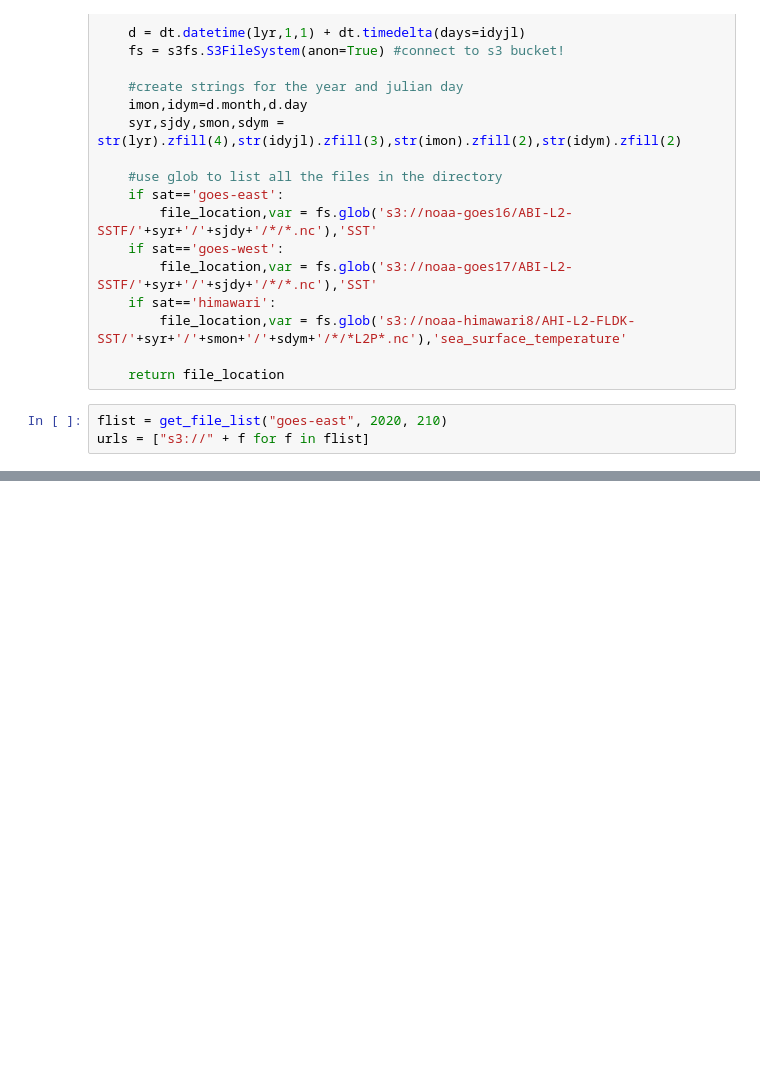
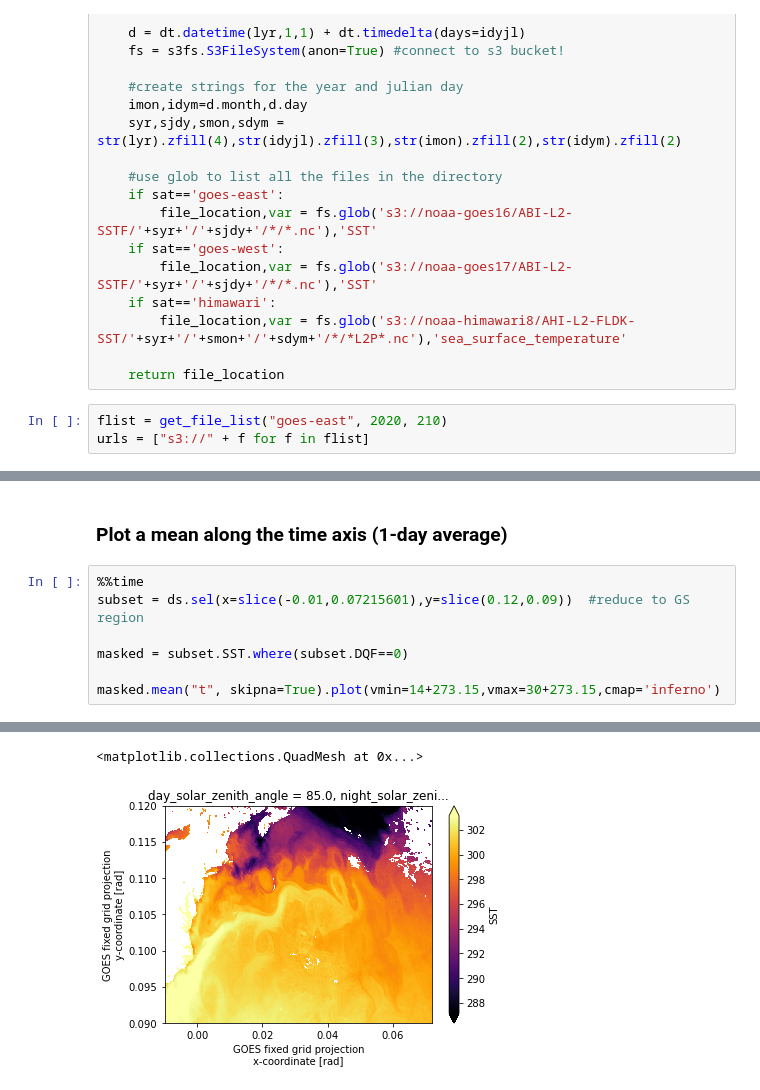
Before and after one commit to lsterzinger/kerchunk-medium-tutorial, a Jupyter notebook: tutorial.ipynb, the cells around one changed output, grey strips where cells are left out. Cells and saved outputs as stored; diff of their text form; blank space fills up the shorter version.

```diff
--- a/tutorial.ipynb
+++ b/tutorial.ipynb
@@ -59,0 +143,10 @@ SystemError: <built-in function visit> returned a result with an error set
+# %% [markdown]
+### Plot a mean along the time axis (1-day average)
+# %%
+%%time
+subset = ds.sel(x=slice(-0.01,0.07215601),y=slice(0.12,0.09))  #reduce to GS region
+
+masked = subset.SST.where(subset.DQF==0)
+
+masked.mean("t", skipna=True).plot(vmin=14+273.15,vmax=30+273.15,cmap='inferno')
+# %% [output]
@@ -59,0 +155,2 @@ SystemError: <built-in function visit> returned a result with an error set
+<matplotlib.collections.QuadMesh at 0x...>
+[figure, added]
```
Also changed, not shown: parts of 21 cells of this notebook.
